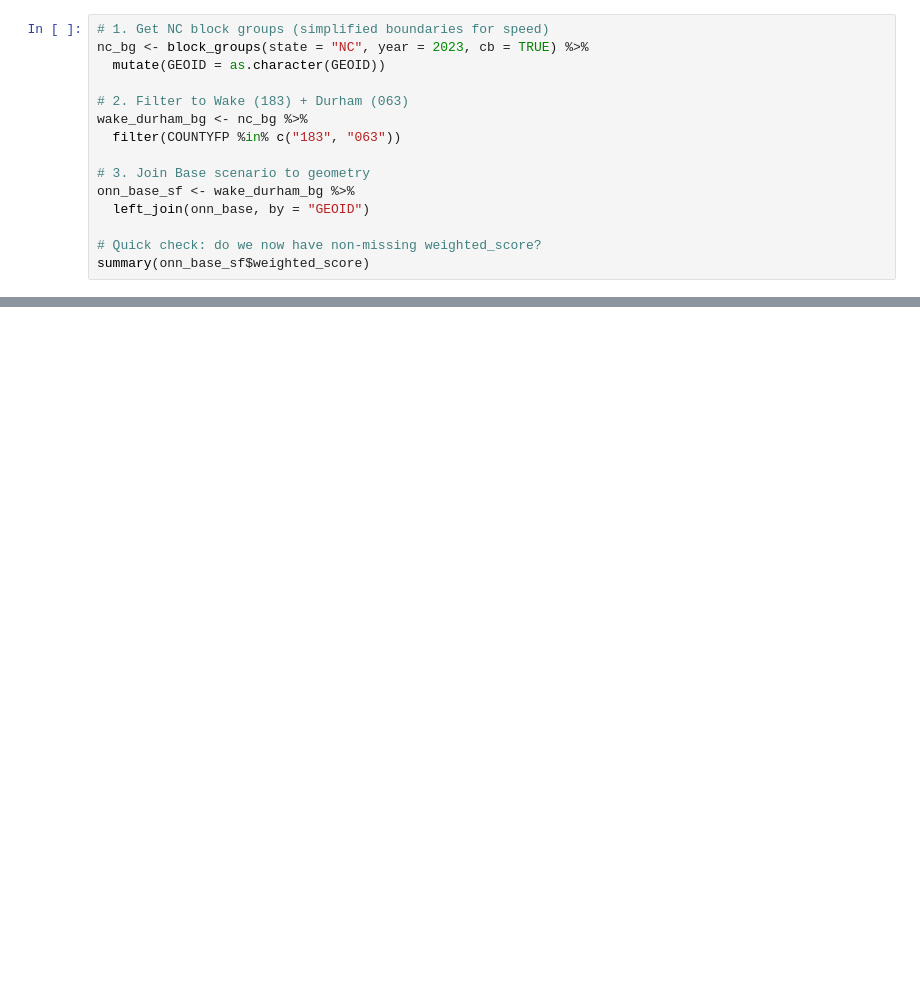
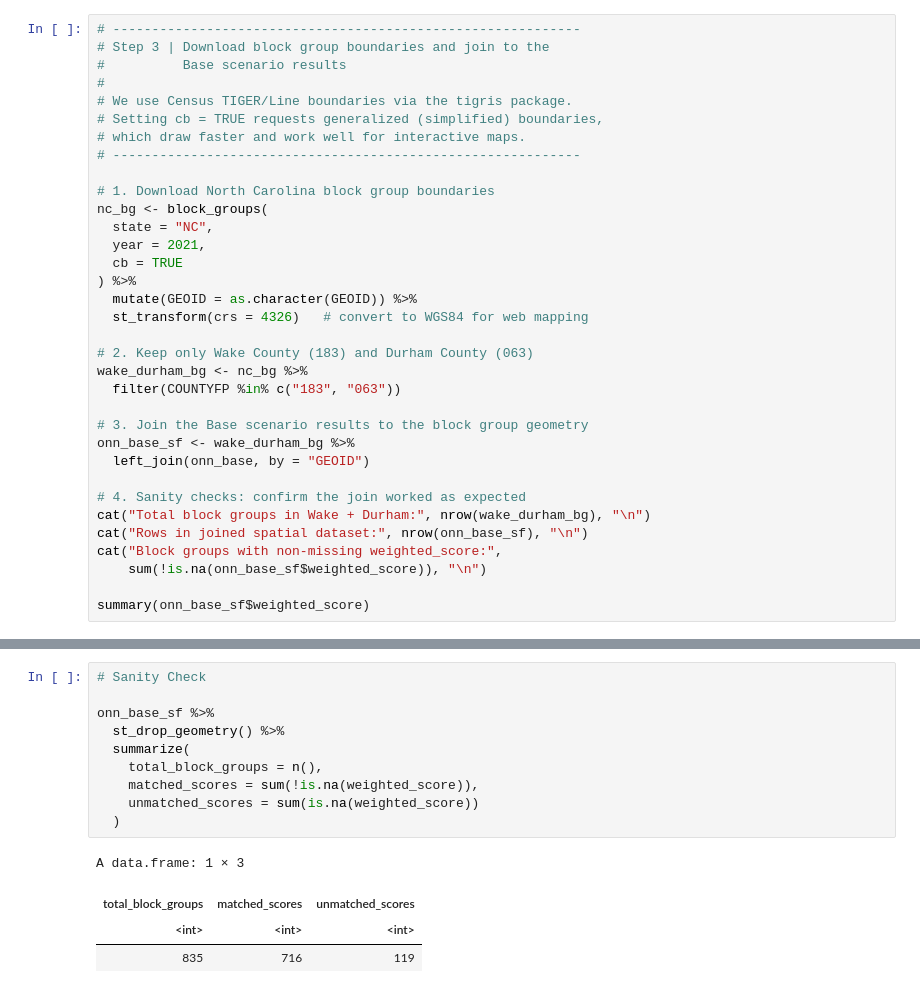
Before and after one commit to lincolngroves/OperationNextNest, a Jupyter notebook: 03 - OperationNextNest - Neighborhood Mapping in R.ipynb, the cells around one changed output, grey strips where cells are left out. Saved outputs shown, nothing was run; the diff lists cells and outputs as text; blank space fills up the shorter version.

```diff
--- a/03 - OperationNextNest - Neighborhood Mapping in R.ipynb
+++ b/03 - OperationNextNest - Neighborhood Mapping in R.ipynb
@@ -265,16 +412,35 @@ Let’s download some shapes → ⬇️🌍
 # %%
-# 1. Get NC block groups (simplified boundaries for speed)
-nc_bg <- block_groups(state = "NC", year = 2023, cb = TRUE) %>%
-  mutate(GEOID = as.character(GEOID))
+# ------------------------------------------------------------
+# Step 3 | Download block group boundaries and join to the
+#          Base scenario results
+#
+# We use Census TIGER/Line boundaries via the tigris package.
+# Setting cb = TRUE requests generalized (simplified) boundaries,
+# which draw faster and work well for interactive maps.
+# ------------------------------------------------------------
 
-# 2. Filter to Wake (183) + Durham (063)
+# 1. Download North Carolina block group boundaries
+nc_bg <- block_groups(
+  state = "NC",
+  year = 2021,
+  cb = TRUE
+) %>%
+  mutate(GEOID = as.character(GEOID)) %>%
+  st_transform(crs = 4326)   # convert to WGS84 for web mapping
+
+# 2. Keep only Wake County (183) and Durham County (063)
 wake_durham_bg <- nc_bg %>%
   filter(COUNTYFP %in% c("183", "063"))
 
-# 3. Join Base scenario to geometry
+# 3. Join the Base scenario results to the block group geometry
 onn_base_sf <- wake_durham_bg %>%
   left_join(onn_base, by = "GEOID")
 
-# Quick check: do we now have non-missing weighted_score?
+# 4. Sanity checks: confirm the join worked as expected
+cat("Total block groups in Wake + Durham:", nrow(wake_durham_bg), "\n")
+cat("Rows in joined spatial dataset:", nrow(onn_base_sf), "\n")
+cat("Block groups with non-missing weighted_score:",
+    sum(!is.na(onn_base_sf$weighted_score)), "\n")
+
 summary(onn_base_sf$weighted_score)
 # %% [output]
@@ -284,3 +457,18 @@ summary(onn_base_sf$weighted_score)
+# %%
+# Sanity Check
+
+onn_base_sf %>%
+  st_drop_geometry() %>%
+  summarize(
+    total_block_groups = n(),
+    matched_scores = sum(!is.na(weighted_score)),
+    unmatched_scores = sum(is.na(weighted_score))
+  )
+# %% [output]
+A data.frame: 1 × 3
+| total_block_groups | matched_scores | unmatched_scores |
+| <int> | <int> | <int> |
+| 835 | 716 | 119 |
 # %% [markdown]
 
 ---
```
Also changed, not shown: parts of 20 cells of this notebook, 1 other file.
